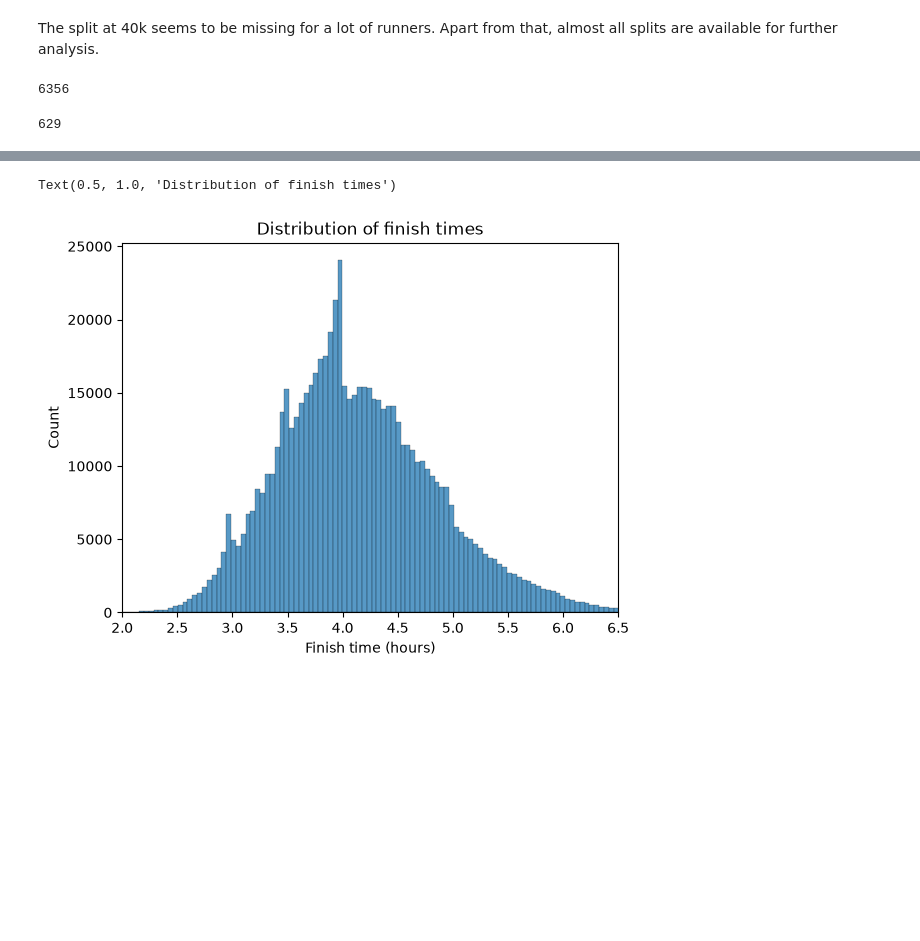
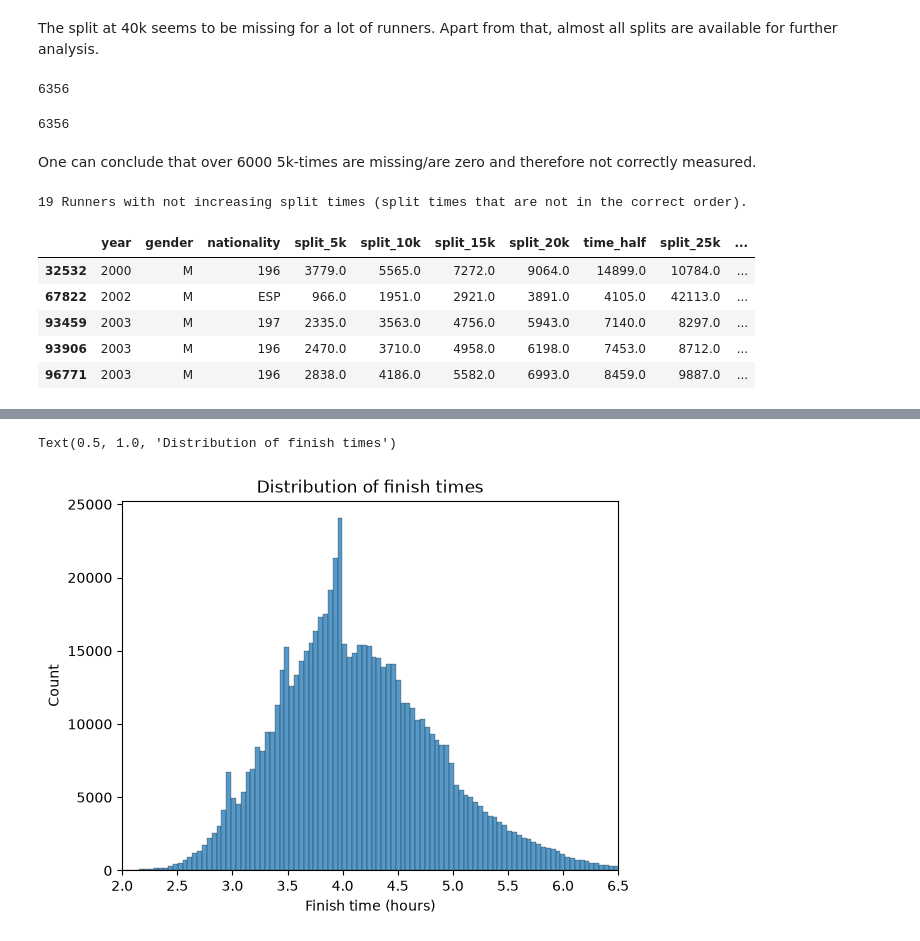
Before and after one commit to hanneshkle/marathon-time-predictor, a Jupyter notebook: notebooks/01_eda.ipynb, the cells around one changed output, grey strips where cells are left out. Saved outputs shown, nothing was run; the diff lists cells and outputs as text; code cells hidden in the pictures; blank space fills up the shorter version.

Commit message:
EDA: check split order

```diff
--- a/notebooks/01_eda.ipynb
+++ b/notebooks/01_eda.ipynb
@@ -73,7 +73,23 @@ The split at 40k seems to be missing for a lot of runners. Apart from that, almo
 sum(df["split_5k"] < 12 * 60)
 # %% [output]
 6356
+# %%
+sum(df["split_5k"] == 0)
+# %% [output]
+6356
+# %% [markdown]
+One can conclude that over 6000 5k-times are missing/are zero and therefore not correctly measured.
 # %%
-sum(df["split_5k"] > df["split_10k"])
+split_cols = [f"split_{i}k" for i in range(5, 41, 5)]
+
+falsche_reihenfolge = (df[split_cols].replace(0, np.nan).diff(axis=1) < 0).any(axis=1)
+print(falsche_reihenfolge.sum(), "Runners with not increasing split times (split times that are not in the correct order).")
+df[falsche_reihenfolge].head()
 # %% [output]
-629
+19 Runners with not increasing split times (split times that are not in the correct order).
+|  | year | gender | nationality | split_5k | split_10k | split_15k | split_20k | time_half | split_25k | ... |
+| 32532 | 2000 | M | 196 | 3779.0 | 5565.0 | 7272.0 | 9064.0 | 14899.0 | 10784.0 | ... |
+| 67822 | 2002 | M | ESP | 966.0 | 1951.0 | 2921.0 | 3891.0 | 4105.0 | 42113.0 | ... |
+| 93459 | 2003 | M | 197 | 2335.0 | 3563.0 | 4756.0 | 5943.0 | 7140.0 | 8297.0 | ... |
+| 93906 | 2003 | M | 196 | 2470.0 | 3710.0 | 4958.0 | 6198.0 | 7453.0 | 8712.0 | ... |
+| 96771 | 2003 | M | 196 | 2838.0 | 4186.0 | 5582.0 | 6993.0 | 8459.0 | 9887.0 | ... |
```
Also changed, not shown: parts of 5 cells of this notebook.
